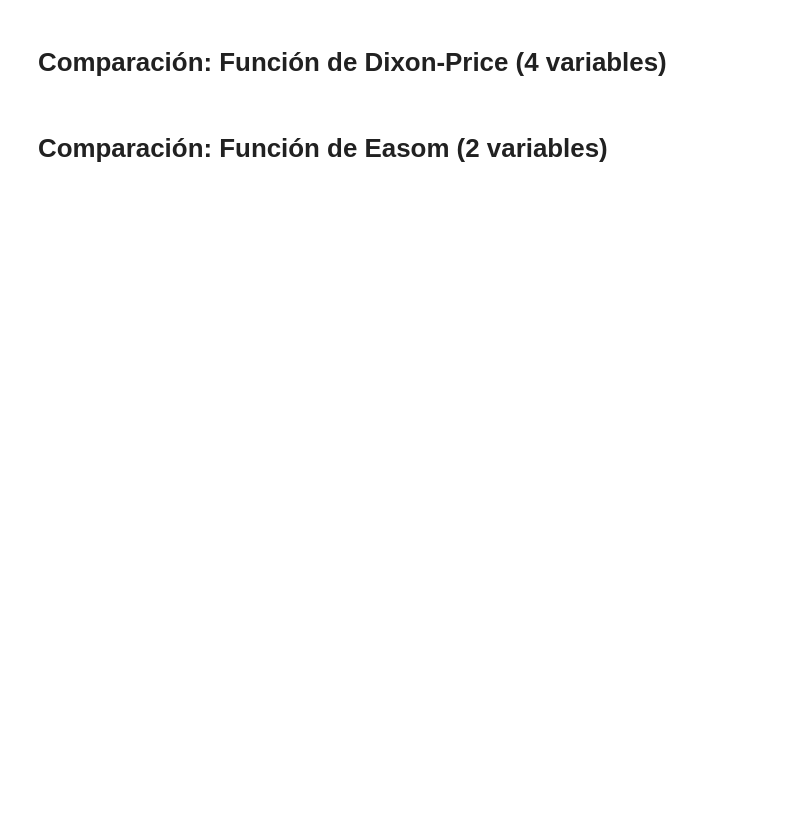
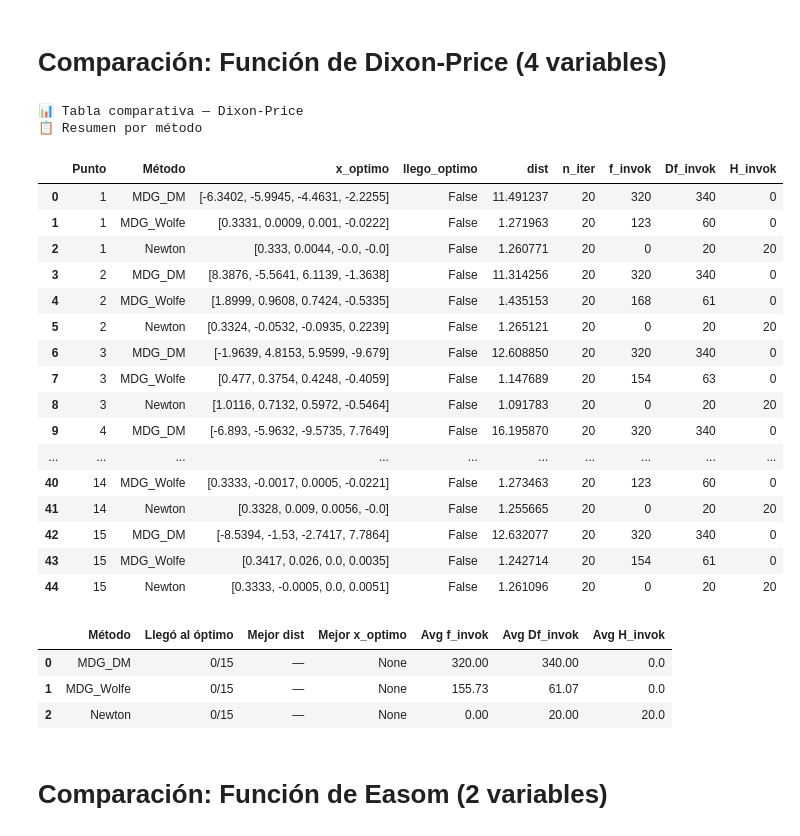
Before and after one commit to MARDnstuff/mard-numerical-methods, a Jupyter notebook: numerical_methods_comparison.ipynb, the cells around one changed output. Cells and saved outputs as stored; diff of their text form; code cells hidden in the pictures; blank space fills up the shorter version.

```diff
--- a/numerical_methods_comparison.ipynb
+++ b/numerical_methods_comparison.ipynb
@@ -261,7 +354,9 @@ for i, test in enumerate(test_data_dixon_price):
 
     resultados_dixon_price_MDG_Wolfe[i] = {
         "x_optimo": x_opt_1,
-        # "trayectoria": trayectoria_1,
+        "llego_optimo": np.linalg.norm(x_opt_1 - np.array(dixon_price.global_min)) < dixon_price.tol,
+        "dist": np.linalg.norm(x_opt_1 - np.array(dixon_price.global_min)),
+        "trayectoria": trayectoria_1,
         "n_iter": n_iter,
         "f_invok": dixon_price.f_count_invok,
         "Df_invok": dixon_price.Df_count_invok,
@@ -281,36 +376,78 @@ for i, test in enumerate(test_data_dixon_price):
 
     resultados_dixon_price_Newton[i] = {
         "x_optimo": x_opt_2,
-        # "trayectoria": trayectoria_2,
+        "llego_optimo": np.linalg.norm(x_opt_2 - np.array(dixon_price.global_min)) < dixon_price.tol,
+        "dist": np.linalg.norm(x_opt_2 - np.array(dixon_price.global_min)),
+        "trayectoria": trayectoria_2,
         "n_iter": n_iter,
         "f_invok": dixon_price.f_count_invok,
         "Df_invok": dixon_price.Df_count_invok,
         "H_invok": dixon_price.H_count_invok
     }
 
     dixon_price.f_count_invok = 0
     dixon_price.Df_count_invok = 0
     dixon_price.H_count_invok = 0
 
     x_opt_3, trayectoria_3 = MDG_DM(
         f=dixon_price.f,
         Df=dixon_price.Df,
         x0=test,
         max_iter=n_iter
     )
 
     resultados_dixon_price_MDG_DM[i] = {
         "x_optimo": x_opt_3,
-        # "trayectoria": trayectoria_3,
+        "llego_optimo": np.linalg.norm(x_opt_3 - np.array(dixon_price.global_min)) < dixon_price.tol,
+        "dist": np.linalg.norm(x_opt_3 - np.array(dixon_price.global_min)),
+        "trayectoria": trayectoria_3,
         "n_iter": n_iter,
         "f_invok": dixon_price.f_count_invok,
         "Df_invok": dixon_price.Df_count_invok,
         "H_invok": dixon_price.H_count_invok
     }
 
     dixon_price.f_count_invok = 0
     dixon_price.Df_count_invok = 0
     dixon_price.H_count_invok = 0
+
+tabla_dixon_price = crear_tabla_comparativa(
+    resultados_por_metodo={
+        "MDG_Wolfe": resultados_dixon_price_MDG_Wolfe,
+        "Newton":    resultados_dixon_price_Newton,
+        "MDG_DM":    resultados_dixon_price_MDG_DM,
+    },
+    nombre_funcion="Dixon-Price"
+)
+
+resumen_dixon_price = resumen_tabla(tabla_dixon_price)
+
+display(tabla_dixon_price)
+display(resumen_dixon_price)
+# %% [output]
+📊 Tabla comparativa — Dixon-Price
+📋 Resumen por método
+|  | Punto | Método | x_optimo | llego_optimo | dist | n_iter | f_invok | Df_invok | H_invok |
+| 0 | 1 | MDG_DM | [-6.3402, -5.9945, -4.4631, -2.2255] | False | 11.491237 | 20 | 320 | 340 | 0 |
+| 1 | 1 | MDG_Wolfe | [0.3331, 0.0009, 0.001, -0.0222] | False | 1.271963 | 20 | 123 | 60 | 0 |
+| 2 | 1 | Newton | [0.333, 0.0044, -0.0, -0.0] | False | 1.260771 | 20 | 0 | 20 | 20 |
+| 3 | 2 | MDG_DM | [8.3876, -5.5641, 6.1139, -1.3638] | False | 11.314256 | 20 | 320 | 340 | 0 |
+| 4 | 2 | MDG_Wolfe | [1.8999, 0.9608, 0.7424, -0.5335] | False | 1.435153 | 20 | 168 | 61 | 0 |
+| 5 | 2 | Newton | [0.3324, -0.0532, -0.0935, 0.2239] | False | 1.265121 | 20 | 0 | 20 | 20 |
+| 6 | 3 | MDG_DM | [-1.9639, 4.8153, 5.9599, -9.679] | False | 12.608850 | 20 | 320 | 340 | 0 |
+| 7 | 3 | MDG_Wolfe | [0.477, 0.3754, 0.4248, -0.4059] | False | 1.147689 | 20 | 154 | 63 | 0 |
+| 8 | 3 | Newton | [1.0116, 0.7132, 0.5972, -0.5464] | False | 1.091783 | 20 | 0 | 20 | 20 |
+| 9 | 4 | MDG_DM | [-6.893, -5.9632, -9.5735, 7.7649] | False | 16.195870 | 20 | 320 | 340 | 0 |
+| ... | ... | ... | ... | ... | ... | ... | ... | ... | ... |
+| 40 | 14 | MDG_Wolfe | [0.3333, -0.0017, 0.0005, -0.0221] | False | 1.273463 | 20 | 123 | 60 | 0 |
+| 41 | 14 | Newton | [0.3328, 0.009, 0.0056, -0.0] | False | 1.255665 | 20 | 0 | 20 | 20 |
+| 42 | 15 | MDG_DM | [-8.5394, -1.53, -2.7417, 7.7864] | False | 12.632077 | 20 | 320 | 340 | 0 |
+| 43 | 15 | MDG_Wolfe | [0.3417, 0.026, 0.0, 0.0035] | False | 1.242714 | 20 | 154 | 61 | 0 |
+| 44 | 15 | Newton | [0.3333, -0.0005, 0.0, 0.0051] | False | 1.261096 | 20 | 0 | 20 | 20 |
+|  | Método | Llegó al óptimo | Mejor dist | Mejor x_optimo | Avg f_invok | Avg Df_invok | Avg H_invok |
+| 0 | MDG_DM | 0/15 | — | None | 320.00 | 340.00 | 0.0 |
+| 1 | MDG_Wolfe | 0/15 | — | None | 155.73 | 61.07 | 0.0 |
+| 2 | Newton | 0/15 | — | None | 0.00 | 20.00 | 20.0 |
 # %% [markdown]
 # Comparación: Función de Easom (2 variables)
 # %%
```
Also changed, not shown: parts of 6 cells of this notebook, 8 other files.
